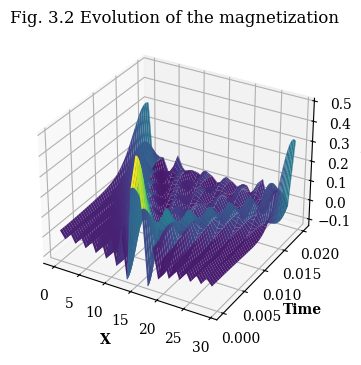
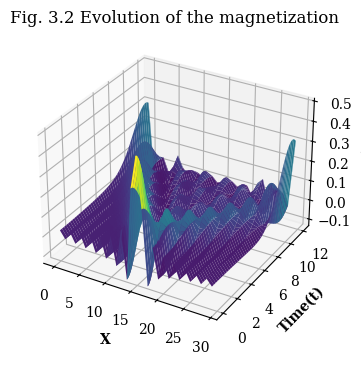
The change to this notebook cell's code, shown as a diff; its figure went from the first image to the second:
--- before
+++ after
@@ -1,5 +1,5 @@
 
 X = np.outer(np.linspace(0, N - 1, N), np.ones(time_slice + 1))
-T = np.outer(np.ones(N), np.linspace(0, tau, time_slice + 1))
+T = np.outer(np.ones(N), np.linspace(0, tau*time_slice, time_slice + 1))
 SzMatrix = np.transpose(np.array(Evolution_Sz).real)
 fig = plt.figure()
@@ -7,5 +7,5 @@
 ax.plot_surface(X, T, SzMatrix, cmap='viridis', edgecolor='none')
 ax.set_xlabel("X")
-ax.set_ylabel("Time")
+ax.set_ylabel("Time(t)")
 ax.set_zlabel("Sz")
 ax.set_title('Fig. 3.2 Evolution of the magnetization')

Commit: 使用 Colab 创建而成